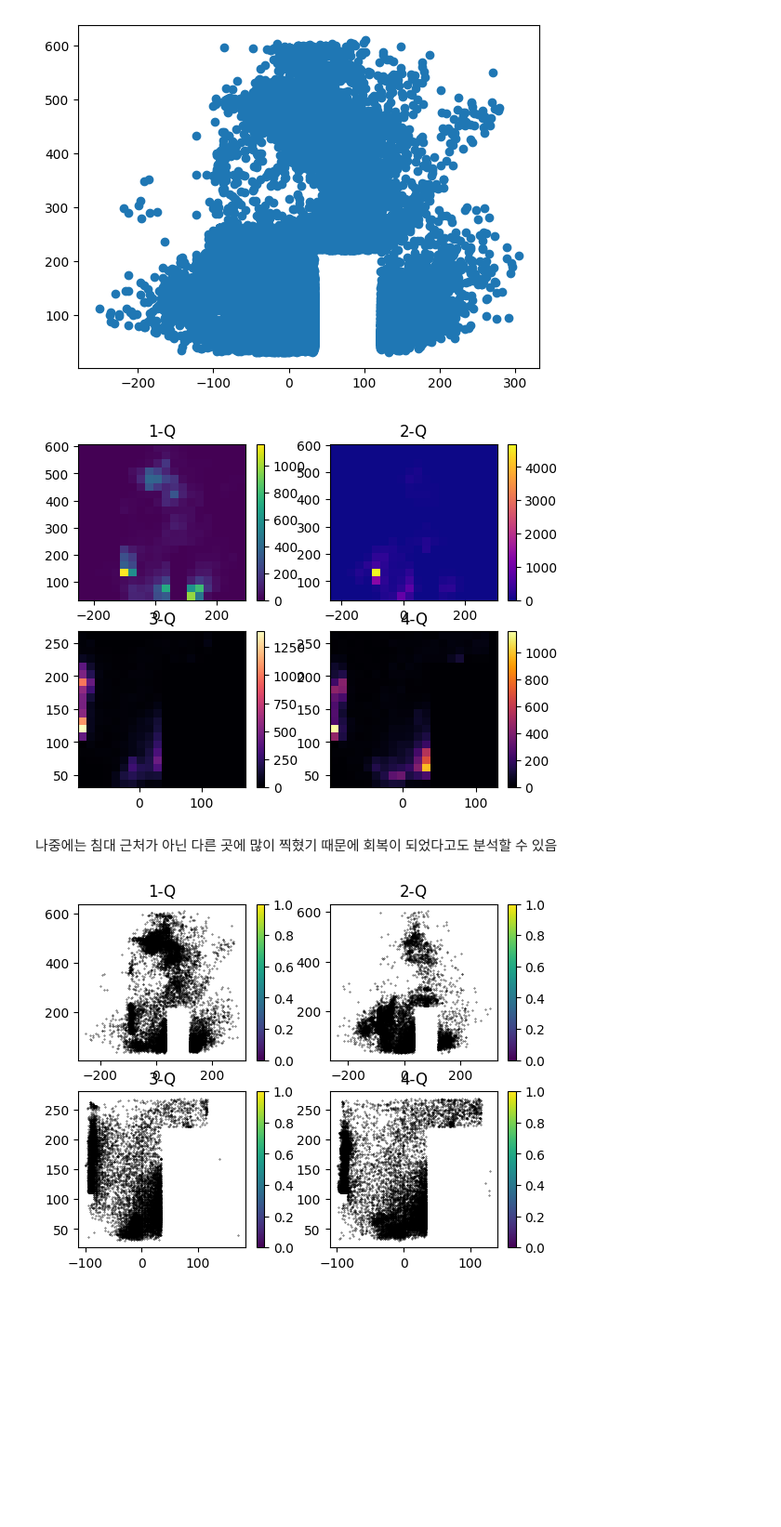
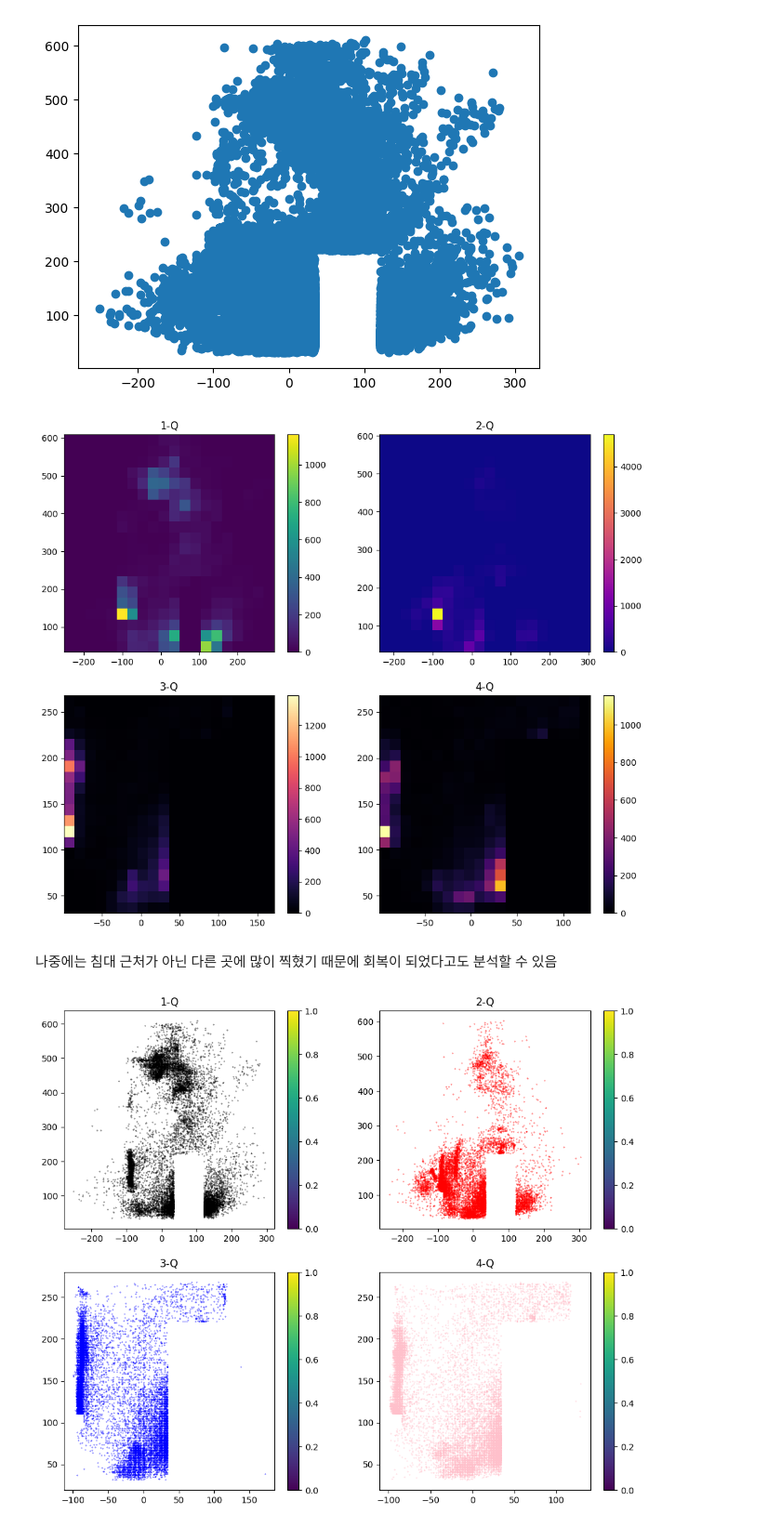
Before and after one commit to doxxeon/Biomedical_AI_Train, a Jupyter notebook: Visualization/healthcare_bigdata_playbook_chap8.ipynb, the cells around one changed output. Shown at 93% size. Drawn from its saved outputs; the diff is of its cells as text; code cells hidden in the pictures; blank space fills up the shorter version.

```diff
--- a/Visualization/healthcare_bigdata_playbook_chap8.ipynb
+++ b/Visualization/healthcare_bigdata_playbook_chap8.ipynb
@@ -30,7 +30,7 @@ plt.show()
 76
 [figure]
 # %%
-#plt.rc('figure', figsize=(12, 10))
+plt.rc('figure', figsize=(12, 10))
 # %%
 # 위치 정보를 2D로 찍기 위해!
 
@@ -72,40 +72,42 @@ plt.colorbar()
 
 plt.show()
 # %% [output]
-[figure, old version]
+[figure, new version]
 # %% [markdown]
 나중에는 침대 근처가 아닌 다른 곳에 많이 찍혔기 때문에 회복이 되었다고도 분석할 수 있음
 # %%
 plt.figure(facecolor='white')
+
 
 # 1등분
 plt.subplot(2,2,1)
 #plt.hist2d(x1, y1, bins=20, cmap='viridis')
 plt.scatter(x1, y1, color='black', s=0.1)
 plt.title('1-Q')
 plt.colorbar()
 
 # 2등분
 plt.subplot(2,2,2)
 #plt.hist2d(x2, y2, bins=20, cmap='plasma')
-plt.scatter(x2, y2, color='black', s=0.1)
+plt.scatter(x2, y2, color='red', s=0.1)
 plt.title('2-Q')
 plt.colorbar()
 
 # 3등분
 plt.subplot(2,2,3)
 #plt.hist2d(x3, y3, bins=20, cmap='magma')
-plt.scatter(x3, y3, color='black', s=0.1)
+plt.scatter(x3, y3, color='blue', s=0.1)
 plt.title('3-Q')
 plt.colorbar()
 
 # 4등분
 plt.subplot(2,2,4)
 #plt.hist2d(x4, y4, bins=20, cmap='inferno')
-plt.scatter(x4, y4, color='black', s=0.1)
+plt.scatter(x4, y4, color='pink', s=0.1)
 plt.title('4-Q')
 plt.colorbar()
 
+
 plt.show()
 # %% [output]
-[figure, old version]
+[figure, new version]
```
Also changed, not shown: parts of 3 cells of this notebook, 21 other files.
